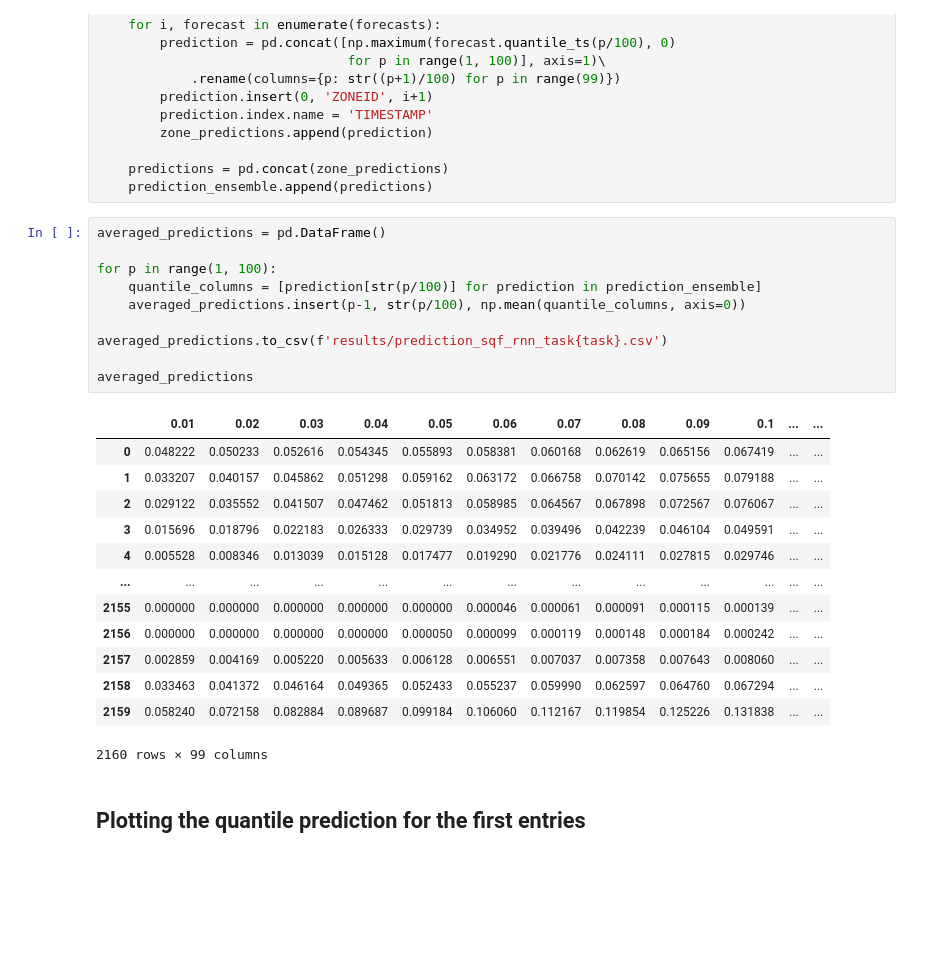
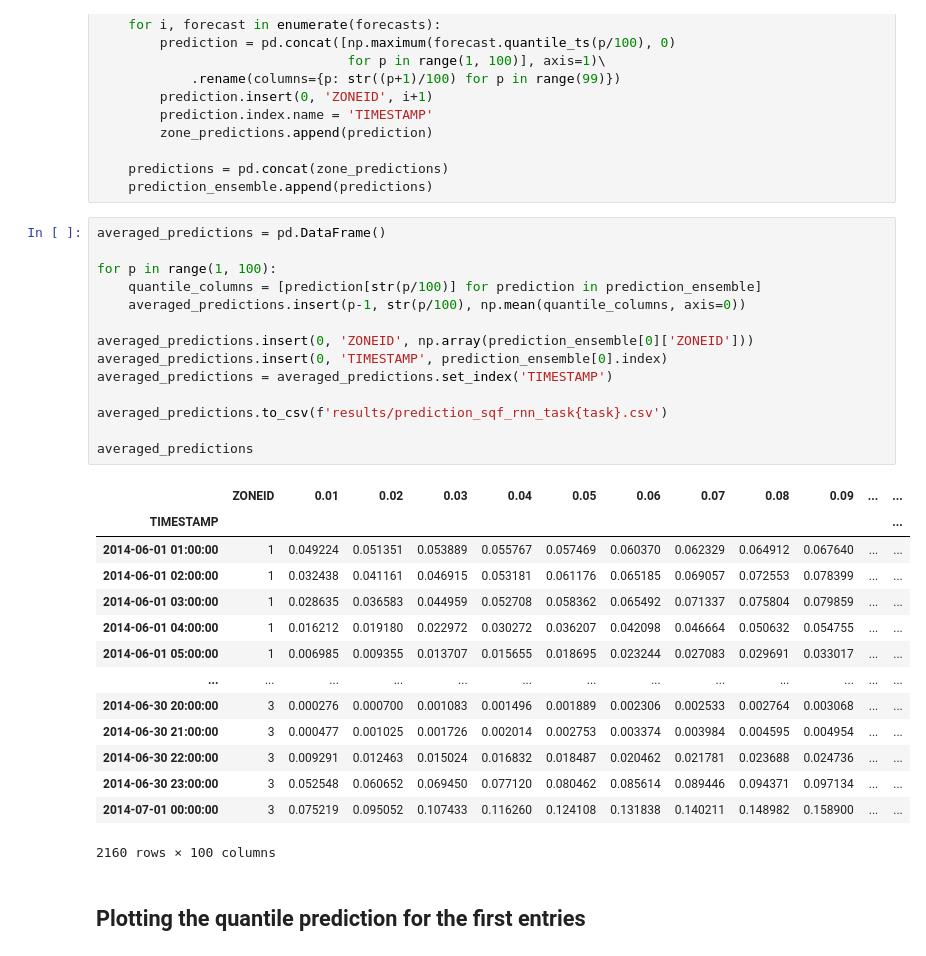
Before and after one commit to pavelzw/GEFCom14-S-comparison, a Jupyter notebook: gefcom14-s-deepar.ipynb, the cells around one changed output. Saved outputs shown, nothing was run; the diff lists cells and outputs as text; blank space fills up the shorter version.

Commit message:
Improve prediction export

```diff
--- a/gefcom14-s-deepar.ipynb
+++ b/gefcom14-s-deepar.ipynb
@@ -225,27 +240,32 @@ for forecasts in forecast_ensemble:
 # %%
 averaged_predictions = pd.DataFrame()
 
 for p in range(1, 100):
     quantile_columns = [prediction[str(p/100)] for prediction in prediction_ensemble]
     averaged_predictions.insert(p-1, str(p/100), np.mean(quantile_columns, axis=0))
 
+averaged_predictions.insert(0, 'ZONEID', np.array(prediction_ensemble[0]['ZONEID']))
+averaged_predictions.insert(0, 'TIMESTAMP', prediction_ensemble[0].index)
+averaged_predictions = averaged_predictions.set_index('TIMESTAMP')
+
 averaged_predictions.to_csv(f'results/prediction_sqf_rnn_task{task}.csv')
 
 averaged_predictions
 # %% [output]
-|  | 0.01 | 0.02 | 0.03 | 0.04 | 0.05 | 0.06 | 0.07 | 0.08 | 0.09 | 0.1 | ... | ... |
-| 0 | 0.048222 | 0.050233 | 0.052616 | 0.054345 | 0.055893 | 0.058381 | 0.060168 | 0.062619 | 0.065156 | 0.067419 | ... | ... |
-| 1 | 0.033207 | 0.040157 | 0.045862 | 0.051298 | 0.059162 | 0.063172 | 0.066758 | 0.070142 | 0.075655 | 0.079188 | ... | ... |
-| 2 | 0.029122 | 0.035552 | 0.041507 | 0.047462 | 0.051813 | 0.058985 | 0.064567 | 0.067898 | 0.072567 | 0.076067 | ... | ... |
-| 3 | 0.015696 | 0.018796 | 0.022183 | 0.026333 | 0.029739 | 0.034952 | 0.039496 | 0.042239 | 0.046104 | 0.049591 | ... | ... |
-| 4 | 0.005528 | 0.008346 | 0.013039 | 0.015128 | 0.017477 | 0.019290 | 0.021776 | 0.024111 | 0.027815 | 0.029746 | ... | ... |
+|  | ZONEID | 0.01 | 0.02 | 0.03 | 0.04 | 0.05 | 0.06 | 0.07 | 0.08 | 0.09 | ... | ... |
+| TIMESTAMP |  |  |  |  |  |  |  |  |  |  |  | ... |
+| 2014-06-01 01:00:00 | 1 | 0.049224 | 0.051351 | 0.053889 | 0.055767 | 0.057469 | 0.060370 | 0.062329 | 0.064912 | 0.067640 | ... | ... |
+| 2014-06-01 02:00:00 | 1 | 0.032438 | 0.041161 | 0.046915 | 0.053181 | 0.061176 | 0.065185 | 0.069057 | 0.072553 | 0.078399 | ... | ... |
+| 2014-06-01 03:00:00 | 1 | 0.028635 | 0.036583 | 0.044959 | 0.052708 | 0.058362 | 0.065492 | 0.071337 | 0.075804 | 0.079859 | ... | ... |
+| 2014-06-01 04:00:00 | 1 | 0.016212 | 0.019180 | 0.022972 | 0.030272 | 0.036207 | 0.042098 | 0.046664 | 0.050632 | 0.054755 | ... | ... |
+| 2014-06-01 05:00:00 | 1 | 0.006985 | 0.009355 | 0.013707 | 0.015655 | 0.018695 | 0.023244 | 0.027083 | 0.029691 | 0.033017 | ... | ... |
 | ... | ... | ... | ... | ... | ... | ... | ... | ... | ... | ... | ... | ... |
-| 2155 | 0.000000 | 0.000000 | 0.000000 | 0.000000 | 0.000000 | 0.000046 | 0.000061 | 0.000091 | 0.000115 | 0.000139 | ... | ... |
-| 2156 | 0.000000 | 0.000000 | 0.000000 | 0.000000 | 0.000050 | 0.000099 | 0.000119 | 0.000148 | 0.000184 | 0.000242 | ... | ... |
-| 2157 | 0.002859 | 0.004169 | 0.005220 | 0.005633 | 0.006128 | 0.006551 | 0.007037 | 0.007358 | 0.007643 | 0.008060 | ... | ... |
-| 2158 | 0.033463 | 0.041372 | 0.046164 | 0.049365 | 0.052433 | 0.055237 | 0.059990 | 0.062597 | 0.064760 | 0.067294 | ... | ... |
-| 2159 | 0.058240 | 0.072158 | 0.082884 | 0.089687 | 0.099184 | 0.106060 | 0.112167 | 0.119854 | 0.125226 | 0.131838 | ... | ... |
+| 2014-06-30 20:00:00 | 3 | 0.000276 | 0.000700 | 0.001083 | 0.001496 | 0.001889 | 0.002306 | 0.002533 | 0.002764 | 0.003068 | ... | ... |
+| 2014-06-30 21:00:00 | 3 | 0.000477 | 0.001025 | 0.001726 | 0.002014 | 0.002753 | 0.003374 | 0.003984 | 0.004595 | 0.004954 | ... | ... |
+| 2014-06-30 22:00:00 | 3 | 0.009291 | 0.012463 | 0.015024 | 0.016832 | 0.018487 | 0.020462 | 0.021781 | 0.023688 | 0.024736 | ... | ... |
+| 2014-06-30 23:00:00 | 3 | 0.052548 | 0.060652 | 0.069450 | 0.077120 | 0.080462 | 0.085614 | 0.089446 | 0.094371 | 0.097134 | ... | ... |
+| 2014-07-01 00:00:00 | 3 | 0.075219 | 0.095052 | 0.107433 | 0.116260 | 0.124108 | 0.131838 | 0.140211 | 0.148982 | 0.158900 | ... | ... |
-2160 rows × 99 columns
+2160 rows × 100 columns
 # %% [markdown]
 ## Plotting the quantile prediction for the first entries
 # %%
```
Also changed, not shown: parts of 3 cells of this notebook.
